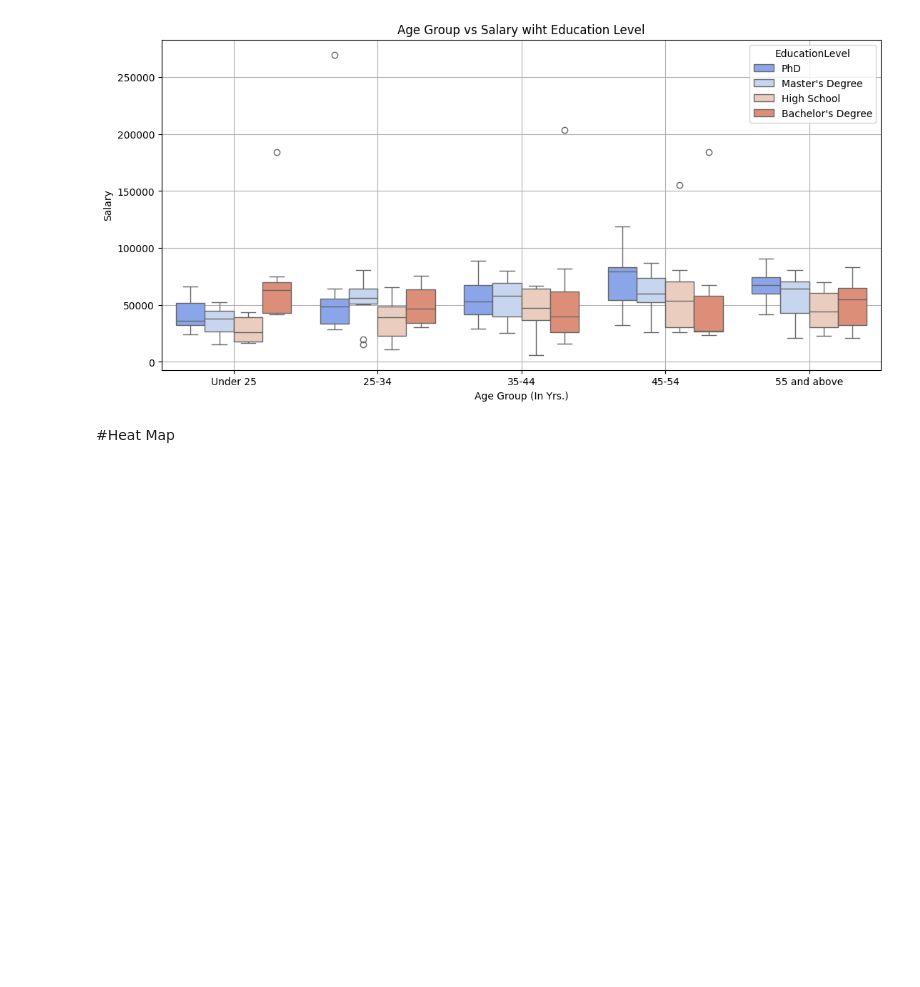
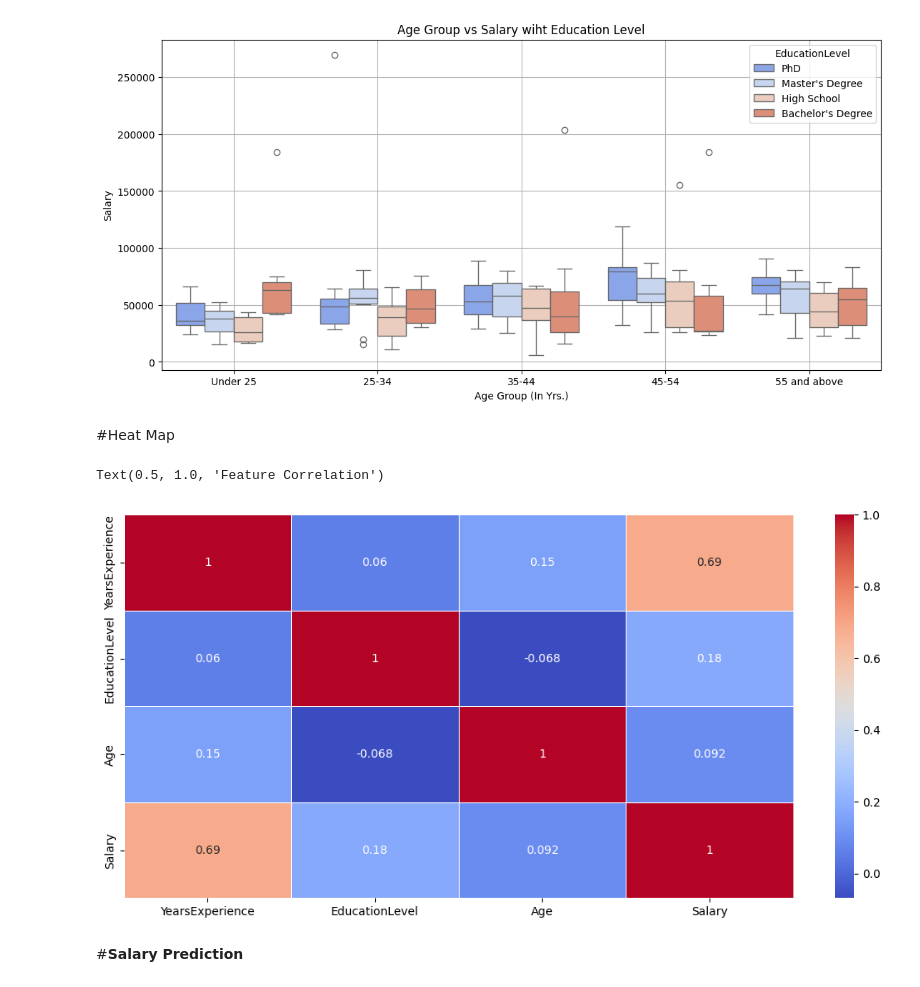
Before and after one commit to rn-byte/Salary_prediction, a Jupyter notebook: Expo_project.ipynb, the cells around one changed output. Saved outputs shown, nothing was run; the diff lists cells and outputs as text; code cells hidden in the pictures; blank space fills up the shorter version.

```diff
--- a/Expo_project.ipynb
+++ b/Expo_project.ipynb
@@ -496,3 +510,13 @@ plt.show()
 [figure]
 # %% [markdown]
 #Heat Map
+# %%
+data=pd.read_csv('/content/salary_prediction.csv')
+plt.figure(figsize=(13, 6))
+sns.heatmap(data.corr(), annot=True, cmap='coolwarm', linewidths=0.5)
+ax.set_title('Feature Correlation')
+# %% [output]
+Text(0.5, 1.0, 'Feature Correlation')
+[figure, added]
+# %% [markdown]
+#**Salary Prediction**
```
Also changed, not shown: parts of 4 cells of this notebook.
